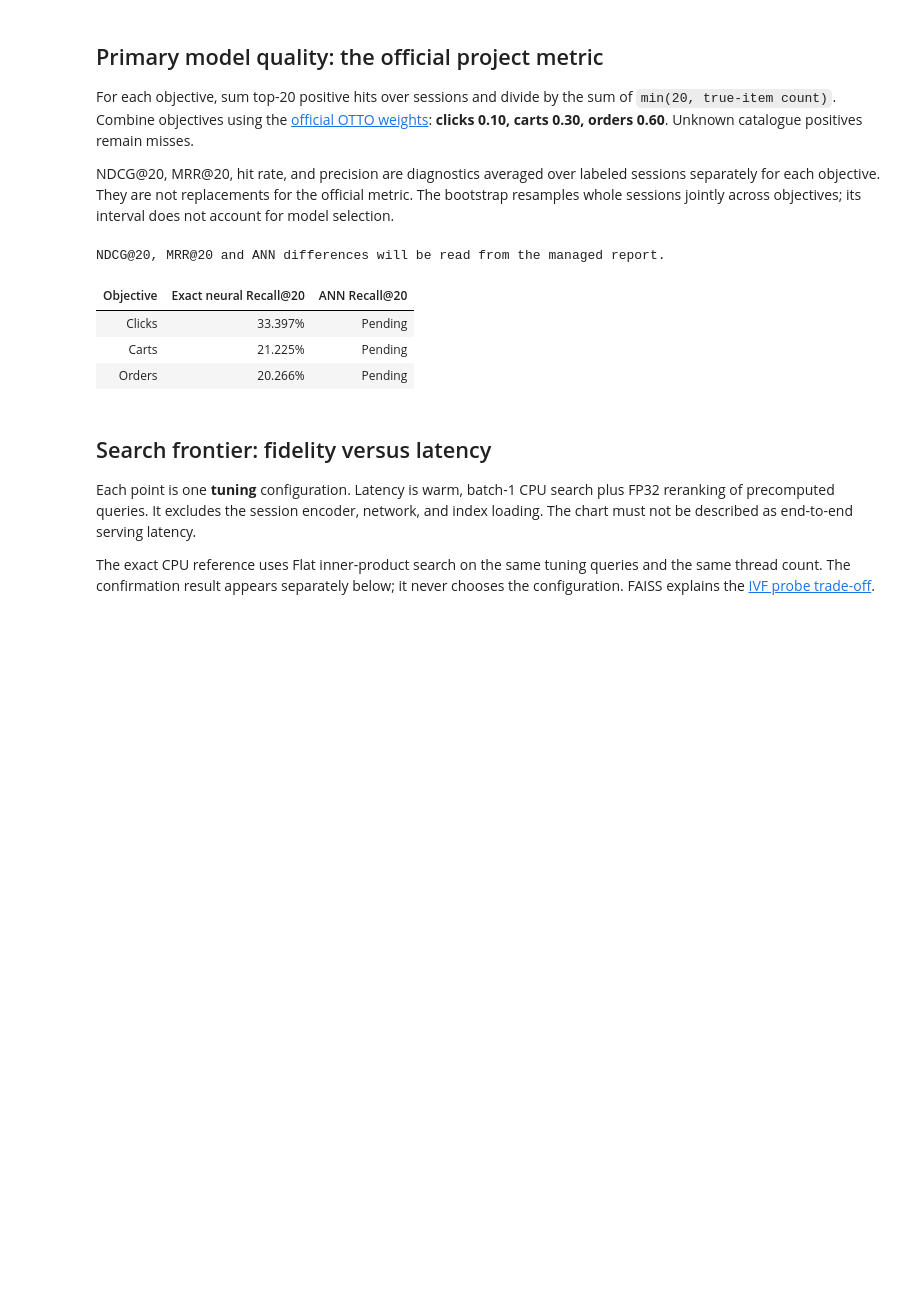
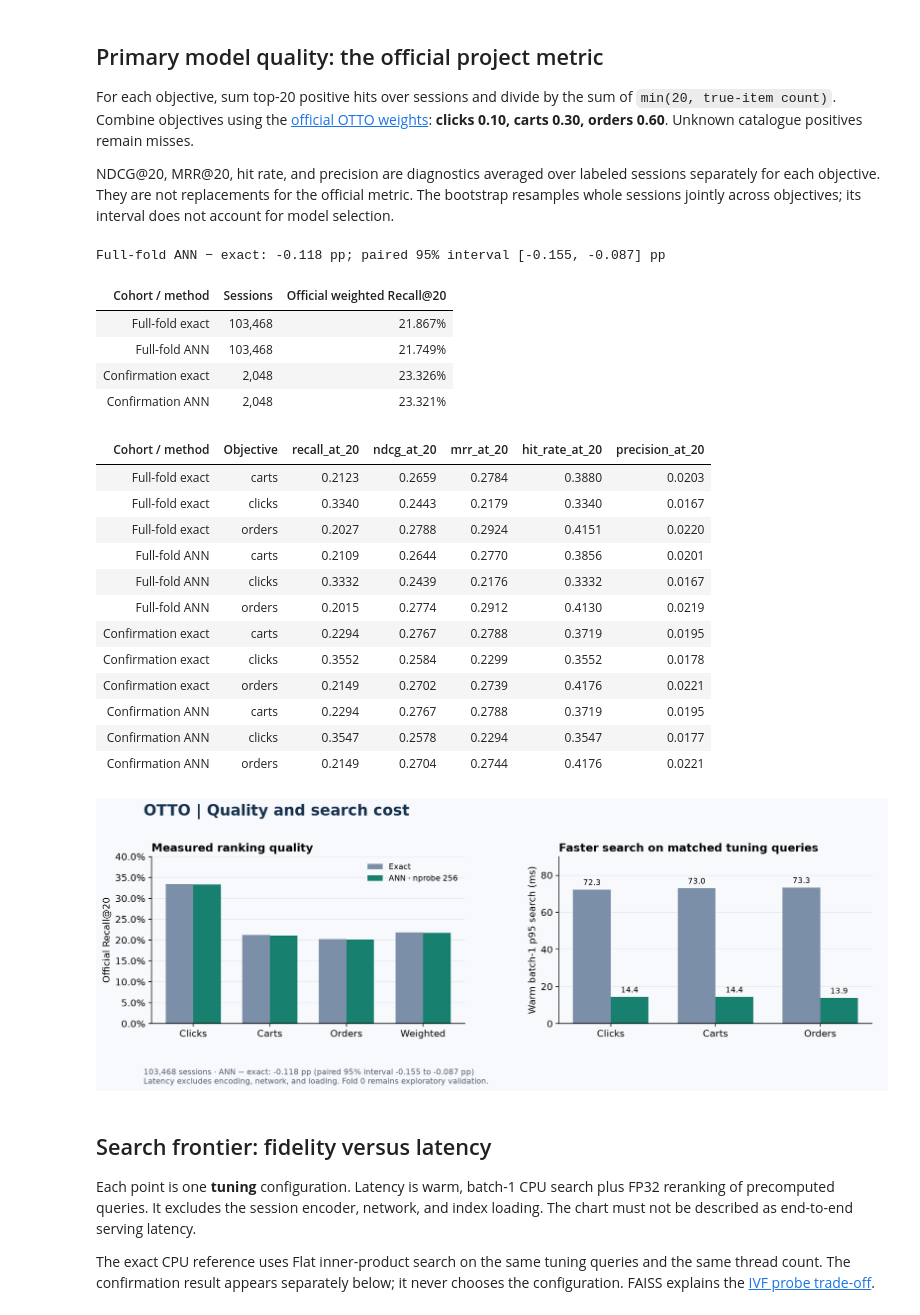
Before and after one commit to alvaromendizabal/otto-recommender-system, a Jupyter notebook: notebooks/06_ann_benchmark.ipynb, the cells around one changed output. Cells and saved outputs as stored; diff of their text form; code cells hidden in the pictures; blank space fills up the shorter version.

```diff
--- a/notebooks/06_ann_benchmark.ipynb
+++ b/notebooks/06_ann_benchmark.ipynb
@@ -69,7 +93,7 @@ if launch_path.is_file():
     launch = json.loads(launch_path.read_text())
     attempts = [*launch.get("previous_attempts", []), launch]
     display(pd.DataFrame([{
-        "Attempt": i + 1, "Status": row["status"], "Stopped stage": row["phase"],
+        "Attempt": i + 1, "Status": row["status"], "Phase": row["phase"],
         "AWS billable seconds": row["billable_seconds"],
         "Committed reference parts": row.get("committed_reference_parts", 0),
     } for i, row in enumerate(attempts)]).style.hide(axis="index"))
@@ -95,4 +119,14 @@ if recovery:
         ("Recomputed saved reference part", production["recomputed"]),
         ("AWS container loader warning", launch["container_warning"]["status"]),
     ], columns=["Recovery check", "Observed value"]).style.hide(axis="index"))
+
+if report is not None:
+    display(pd.DataFrame([
+        ("Reference parts restored", launch["restored_reference_parts"]),
+        ("Full-fold prediction parts committed", launch["committed_prediction_parts"]),
+        ("AWS billable seconds", launch["billable_seconds"]),
+        ("Checkpoint objects", launch["ann_checkpoint_objects"]),
+        ("Checkpoint storage GiB", f"{launch['ann_checkpoint_bytes']/1024**3:.2f}"),
+        ("Independent count audit", audit["status"] if audit else "Pending for this run"),
+    ], columns=["Completed-run evidence", "Value"]).style.hide(axis="index"))
 # %% [output]
@@ -190,38 +230,94 @@ if report is None:
          "ANN Recall@20": "Pending"} for o in OBJECTIVES
     ]).style.format({"Exact neural Recall@20": "{:.3%}"}).hide(axis="index"))
     print("NDCG@20, MRR@20 and ANN differences will be read from the managed report.")
 else:
     cohorts = [("Full-fold exact", report["full_reference_ranking"])]
     if report.get("full_ann_ranking"):
         cohorts.append(("Full-fold ANN", report["full_ann_ranking"]))
     if report.get("confirmation"):
         cohorts.extend([
             ("Confirmation exact", report["confirmation"]["exact_ranking"]),
             ("Confirmation ANN", report["confirmation"]["ranking"]),
         ])
     display(pd.DataFrame([
         {"Cohort / method": name, "Sessions": data["sessions"],
          "Official weighted Recall@20": data["weighted_recall_at_20"]}
         for name, data in cohorts
     ]).style.format({"Official weighted Recall@20": "{:.3%}", "Sessions": "{:,}"}).hide(axis="index"))
     diagnostics = []
     for name, data in cohorts:
         for objective, values in data["objectives"].items():
             diagnostics.append({"Cohort / method": name, "Objective": objective,
                 **{key: values[key] for key in ("recall_at_20", "ndcg_at_20", "mrr_at_20",
                                                "hit_rate_at_20", "precision_at_20")}})
     display(pd.DataFrame(diagnostics).style.format({key: "{:.4f}" for key in diagnostics[0]
             if key not in {"Cohort / method", "Objective"}}).hide(axis="index"))
     if report.get("full_ann_paired_uncertainty"):
         lo, hi = report["full_ann_paired_uncertainty"]["weighted_recall_at_20_delta_ci95"]
         delta = report["full_ann_ranking"]["weighted_recall_at_20"] - report["full_reference_ranking"]["weighted_recall_at_20"]
         print(f"Full-fold ANN − exact: {delta*100:+.3f} pp; paired 95% interval [{lo*100:+.3f}, {hi*100:+.3f}] pp")
+
+if report is not None:
+    exact = report["full_reference_ranking"]
+    ann = report["full_ann_ranking"]
+    fig, axes = plt.subplots(1, 2, figsize=(13, 4.8))
+    x = np.arange(4)
+    ev = [exact["objectives"][o]["recall_at_20"] for o in OBJECTIVES] + [exact["weighted_recall_at_20"]]
+    av = [ann["objectives"][o]["recall_at_20"] for o in OBJECTIVES] + [ann["weighted_recall_at_20"]]
+    axes[0].bar(x-.18, ev, .36, label="Exact", color="#7c8fa8")
+    axes[0].bar(x+.18, av, .36, label="ANN · nprobe 256", color="#17806e")
+    axes[0].set_xticks(x, ["Clicks", "Carts", "Orders", "Weighted"])
+    axes[0].set_ylim(0, .40)
+    axes[0].yaxis.set_major_formatter(PercentFormatter(1))
+    axes[0].set_ylabel("Official Recall@20")
+    axes[0].set_title("Measured ranking quality", loc="left", fontweight="bold")
+    axes[0].legend(frameon=False, fontsize=9)
+    x = np.arange(3)
+    exact_p95 = [report["exact_cpu_latency_on_tuning_queries"][o]["p95_ms"] for o in OBJECTIVES]
+    ann_p95 = [selected["search"][o]["latency"]["p95_ms"] for o in OBJECTIVES]
+    bars = axes[1].bar(x-.18, exact_p95, .36, color="#7c8fa8")
+    axes[1].bar_label(bars, fmt="%.1f", padding=3, fontsize=9)
+    bars = axes[1].bar(x+.18, ann_p95, .36, color="#17806e")
+    axes[1].bar_label(bars, fmt="%.1f", padding=3, fontsize=9)
+    axes[1].set_xticks(x, [o.title() for o in OBJECTIVES])
+    axes[1].set_ylim(0, 90)
+    axes[1].set_ylabel("Warm batch-1 p95 search (ms)")
+    axes[1].set_title("Faster search on matched tuning queries", loc="left", fontweight="bold")
+    for ax in axes:
+        ax.grid(axis="y", alpha=.2)
+        ax.set_axisbelow(True)
+    lo, hi = report["full_ann_paired_uncertainty"]["weighted_recall_at_20_delta_ci95"]
+    fig.suptitle("OTTO | Quality and search cost", x=.06, ha="left", fontsize=18,
+                 fontweight="bold", color="#17324f")
+    fig.text(.06, .025, f"103,468 sessions · ANN − exact: {delta*100:+.3f} pp "
+             f"(paired 95% interval {lo*100:+.3f} to {hi*100:+.3f} pp)\n"
+             "Latency excludes encoding, network, and loading. Fold 0 remains exploratory validation.",
+             fontsize=9, color="#536174")
+    fig.subplots_adjust(left=.07, right=.98, top=.80, bottom=.23, wspace=.30)
+    fig.savefig(ROOT / "reports/figures/two_tower_ann_quality.png", dpi=180)
+    display(Image(filename=str(ROOT / "reports/figures/two_tower_ann_quality.png")))
+    plt.close(fig)
 # %% [output]
-NDCG@20, MRR@20 and ANN differences will be read from the managed report.
+Full-fold ANN − exact: -0.118 pp; paired 95% interval [-0.155, -0.087] pp
-| Objective | Exact neural Recall@20 | ANN Recall@20 |
-| Clicks | 33.397% | Pending |
-| Carts | 21.225% | Pending |
-| Orders | 20.266% | Pending |
+| Cohort / method | Sessions | Official weighted Recall@20 |
+| Full-fold exact | 103,468 | 21.867% |
+| Full-fold ANN | 103,468 | 21.749% |
+| Confirmation exact | 2,048 | 23.326% |
+| Confirmation ANN | 2,048 | 23.321% |
+| Cohort / method | Objective | recall_at_20 | ndcg_at_20 | mrr_at_20 | hit_rate_at_20 | precision_at_20 |
+| Full-fold exact | carts | 0.2123 | 0.2659 | 0.2784 | 0.3880 | 0.0203 |
+| Full-fold exact | clicks | 0.3340 | 0.2443 | 0.2179 | 0.3340 | 0.0167 |
+| Full-fold exact | orders | 0.2027 | 0.2788 | 0.2924 | 0.4151 | 0.0220 |
+| Full-fold ANN | carts | 0.2109 | 0.2644 | 0.2770 | 0.3856 | 0.0201 |
+| Full-fold ANN | clicks | 0.3332 | 0.2439 | 0.2176 | 0.3332 | 0.0167 |
+| Full-fold ANN | orders | 0.2015 | 0.2774 | 0.2912 | 0.4130 | 0.0219 |
+| Confirmation exact | carts | 0.2294 | 0.2767 | 0.2788 | 0.3719 | 0.0195 |
+| Confirmation exact | clicks | 0.3552 | 0.2584 | 0.2299 | 0.3552 | 0.0178 |
+| Confirmation exact | orders | 0.2149 | 0.2702 | 0.2739 | 0.4176 | 0.0221 |
+| Confirmation ANN | carts | 0.2294 | 0.2767 | 0.2788 | 0.3719 | 0.0195 |
+| Confirmation ANN | clicks | 0.3547 | 0.2578 | 0.2294 | 0.3547 | 0.0177 |
+| Confirmation ANN | orders | 0.2149 | 0.2704 | 0.2744 | 0.4176 | 0.0221 |
+[figure, added]
 # %% [markdown]
 ## Search frontier: fidelity versus latency
 
```
Also changed, not shown: parts of 10 cells of this notebook, 12 other files.
